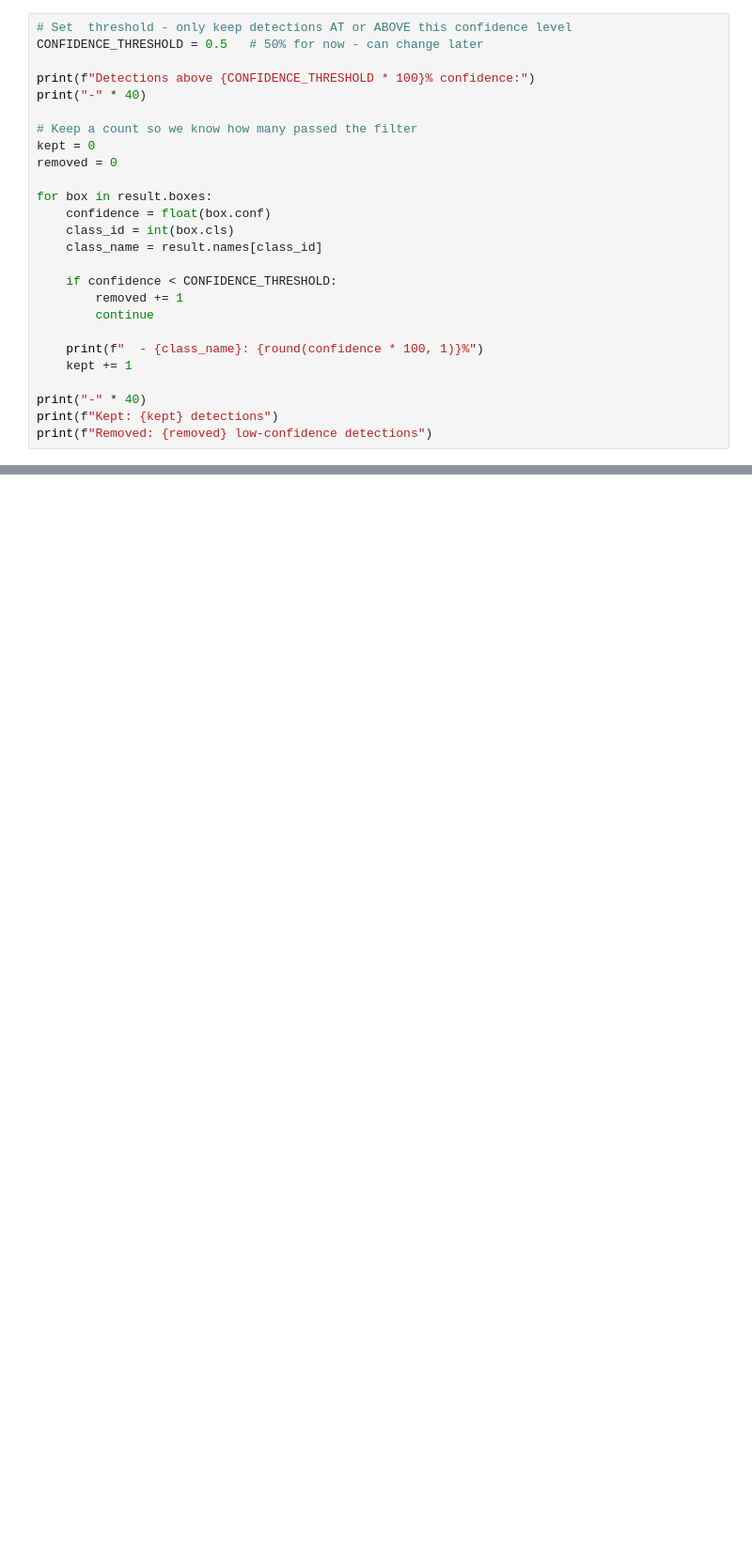
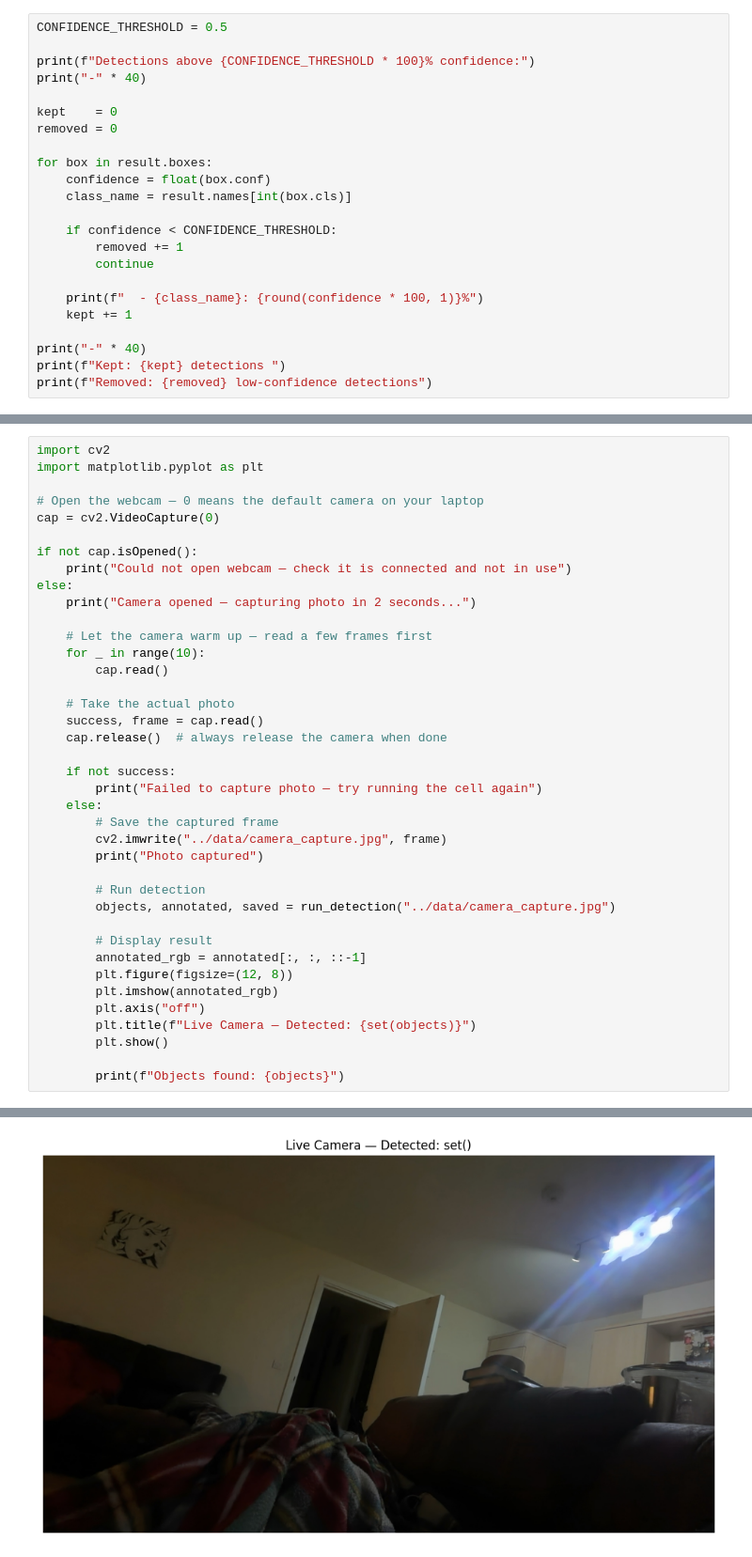
Before and after one commit to birat1/COM3025-CW, a Jupyter notebook: notebooks/01_object_detection.ipynb, the cells around one changed output, grey strips where cells are left out. Shown at 94% size. Saved outputs shown, nothing was run; the diff lists cells and outputs as text; blank space fills up the shorter version.

```diff
--- a/notebooks/01_object_detection.ipynb
+++ b/notebooks/01_object_detection.ipynb
@@ -89,18 +51,15 @@ plt.show()
 # %%
-# Set  threshold - only keep detections AT or ABOVE this confidence level
-CONFIDENCE_THRESHOLD = 0.5   # 50% for now - can change later
+CONFIDENCE_THRESHOLD = 0.5
 
 print(f"Detections above {CONFIDENCE_THRESHOLD * 100}% confidence:")
 print("-" * 40)
 
-# Keep a count so we know how many passed the filter
-kept = 0
+kept    = 0
 removed = 0
 
 for box in result.boxes:
     confidence = float(box.conf)
-    class_id = int(box.cls)
-    class_name = result.names[class_id]
+    class_name = result.names[int(box.cls)]
 
     if confidence < CONFIDENCE_THRESHOLD:
         removed += 1
@@ -110,7 +69,7 @@ for box in result.boxes:
     kept += 1
 
 print("-" * 40)
-print(f"Kept: {kept} detections")
+print(f"Kept: {kept} detections ")
 print(f"Removed: {removed} low-confidence detections")
 # %% [output]
 Detections above 50.0% confidence:
@@ -334,0 +123,40 @@ Photo saved successfully!
+# %%
+import cv2
+import matplotlib.pyplot as plt
+
+# Open the webcam — 0 means the default camera on your laptop
+cap = cv2.VideoCapture(0)
+
+if not cap.isOpened():
+    print("Could not open webcam — check it is connected and not in use")
+else:
+    print("Camera opened — capturing photo in 2 seconds...")
+
+    # Let the camera warm up — read a few frames first
+    for _ in range(10):
+        cap.read()
+
+    # Take the actual photo
+    success, frame = cap.read()
+    cap.release()  # always release the camera when done
+
+    if not success:
+        print("Failed to capture photo — try running the cell again")
+    else:
+        # Save the captured frame
+        cv2.imwrite("../data/camera_capture.jpg", frame)
+        print("Photo captured")
+
+        # Run detection
+        objects, annotated, saved = run_detection("../data/camera_capture.jpg")
+
+        # Display result
+        annotated_rgb = annotated[:, :, ::-1]
+        plt.figure(figsize=(12, 8))
+        plt.imshow(annotated_rgb)
+        plt.axis("off")
+        plt.title(f"Live Camera — Detected: {set(objects)}")
+        plt.show()
+
+        print(f"Objects found: {objects}")
+# %% [output]
@@ -334,0 +165 @@ Photo saved successfully!
+[figure, added]
```
Also changed, not shown: parts of 17 cells of this notebook, 5 other files.
